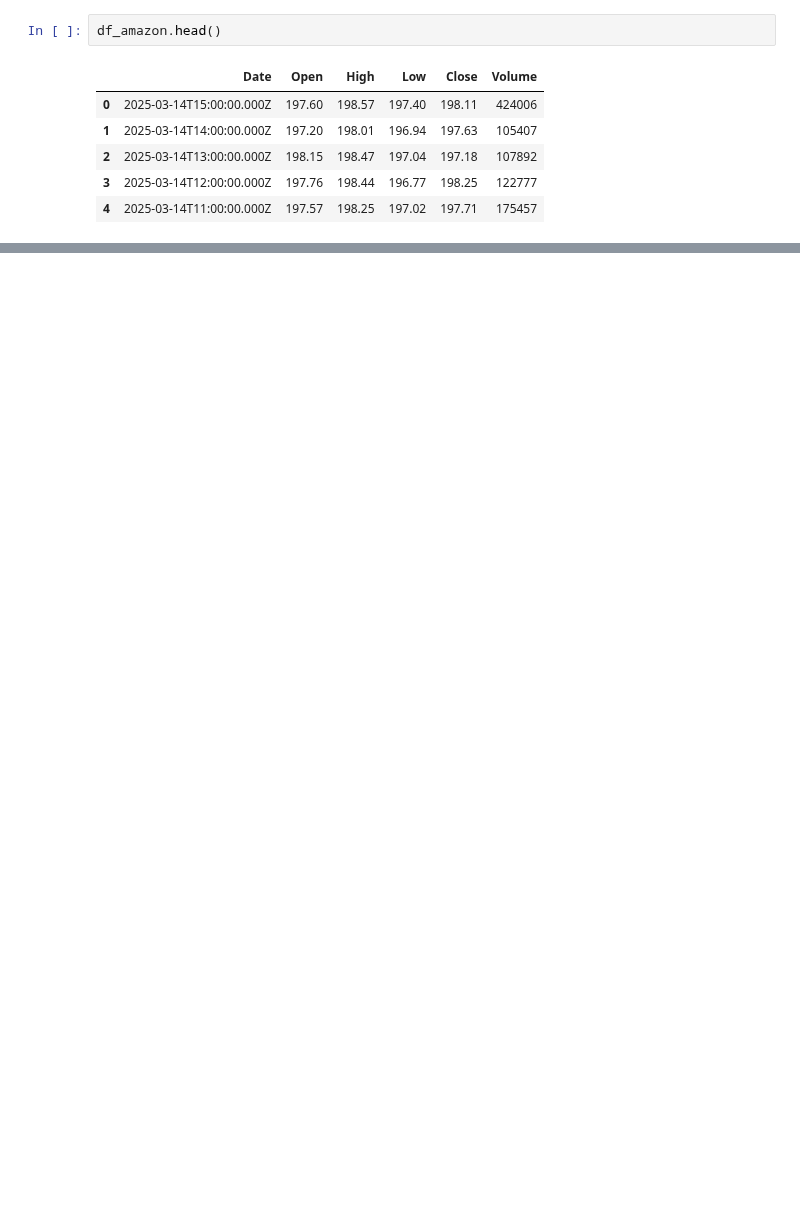
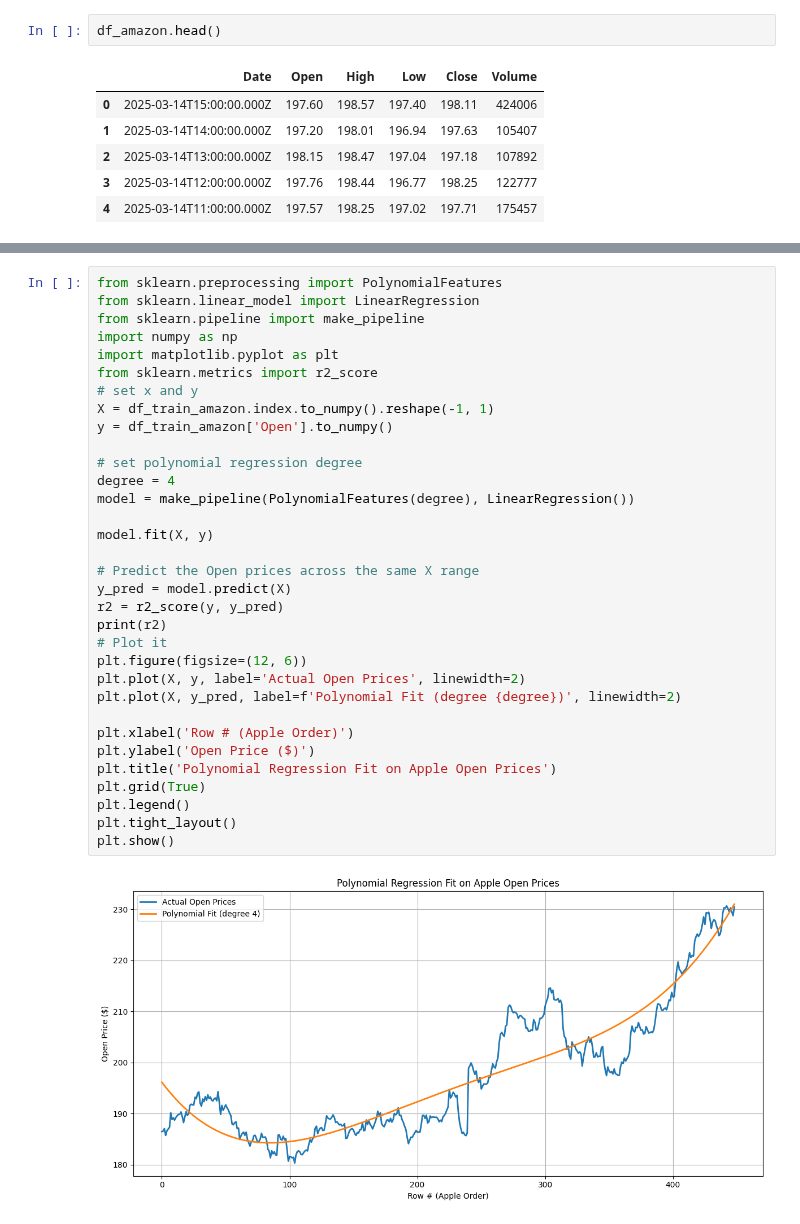
Before and after one commit to estherkdy/stock-price-prediction, a Jupyter notebook: stock_price_prediction.ipynb, the cells around one changed output, grey strips where cells are left out. Cells and saved outputs as stored; diff of their text form; blank space fills up the shorter version.

```diff
--- a/stock_price_prediction.ipynb
+++ b/stock_price_prediction.ipynb
@@ -33,0 +110,35 @@ df_amazon.head()
+# %%
+from sklearn.preprocessing import PolynomialFeatures
+from sklearn.linear_model import LinearRegression
+from sklearn.pipeline import make_pipeline
+import numpy as np
+import matplotlib.pyplot as plt
+from sklearn.metrics import r2_score
+# set x and y
+X = df_train_amazon.index.to_numpy().reshape(-1, 1)
+y = df_train_amazon['Open'].to_numpy()
+
+# set polynomial regression degree
+degree = 4
+model = make_pipeline(PolynomialFeatures(degree), LinearRegression())
+
+model.fit(X, y)
+
+# Predict the Open prices across the same X range
+y_pred = model.predict(X)
+r2 = r2_score(y, y_pred)
+print(r2)
+# Plot it
+plt.figure(figsize=(12, 6))
+plt.plot(X, y, label='Actual Open Prices', linewidth=2)
+plt.plot(X, y_pred, label=f'Polynomial Fit (degree {degree})', linewidth=2)
+
+plt.xlabel('Row # (Apple Order)')
+plt.ylabel('Open Price ($)')
+plt.title('Polynomial Regression Fit on Apple Open Prices')
+plt.grid(True)
+plt.legend()
+plt.tight_layout()
+plt.show()
+# %% [output]
+[figure, added]
```
Also changed, not shown: parts of 5 cells of this notebook.
